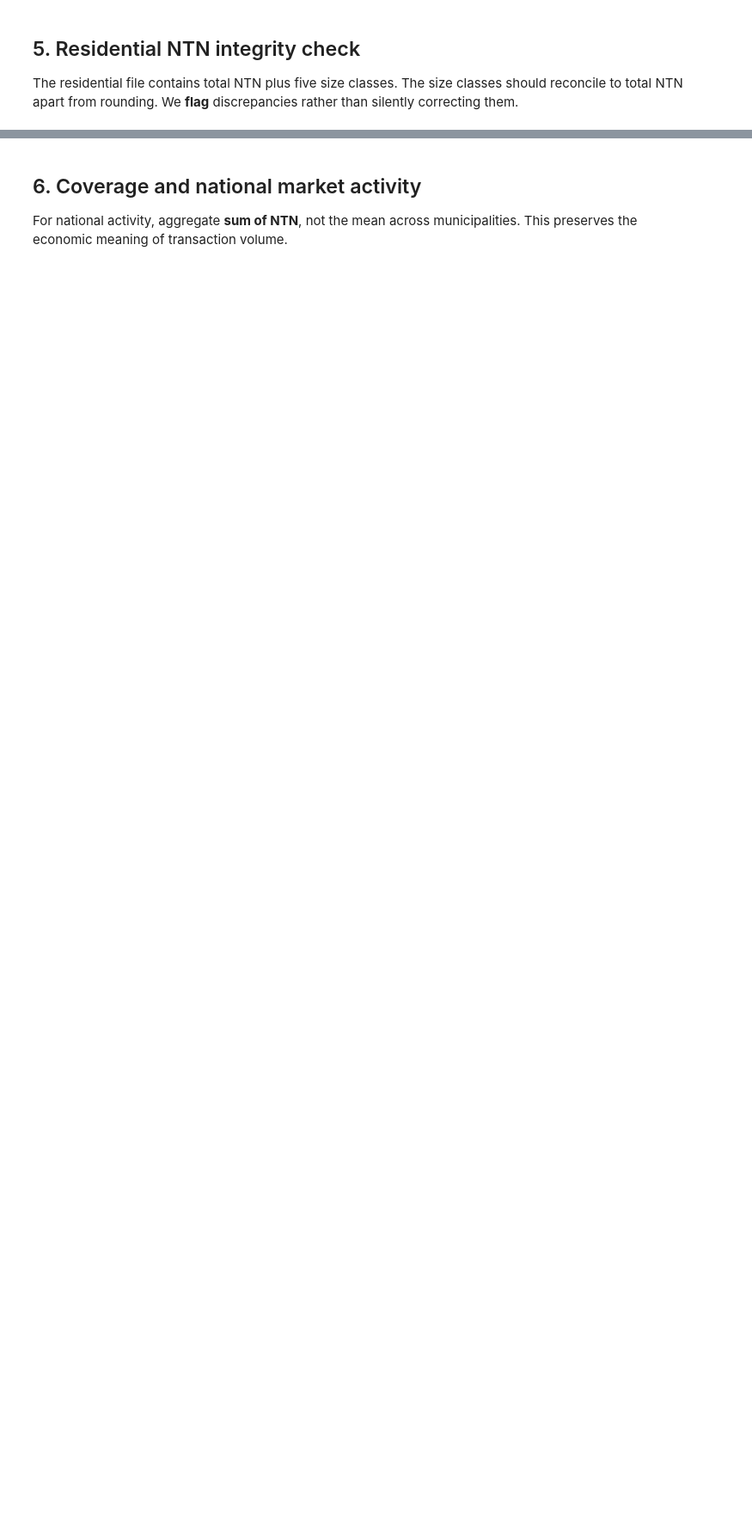
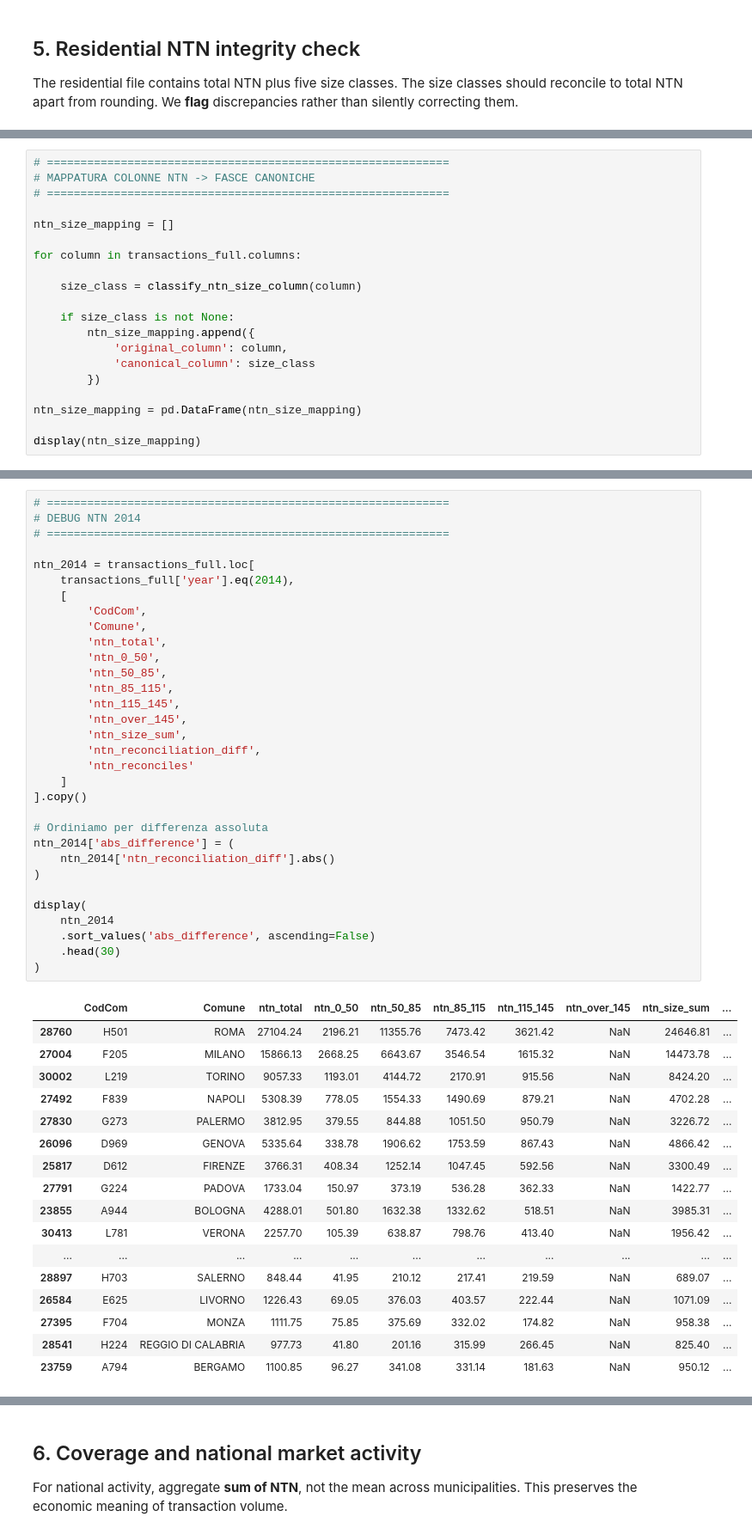
Before and after one commit to danielematix67-boop/italian-real-estate-analysis, a Jupyter notebook: notebooks/02_omi_transactions_exploration.ipynb, the cells around one changed output, grey strips where cells are left out. Shown at 86% size. Saved outputs shown, nothing was run; the diff lists cells and outputs as text; blank space fills up the shorter version.

```diff
--- a/notebooks/02_omi_transactions_exploration.ipynb
+++ b/notebooks/02_omi_transactions_exploration.ipynb
@@ -118,0 +584,20 @@ else:
+# %%
+# ============================================================
+# MAPPATURA COLONNE NTN -> FASCE CANONICHE
+# ============================================================
+
+ntn_size_mapping = []
+
+for column in transactions_full.columns:
+
+    size_class = classify_ntn_size_column(column)
+
+    if size_class is not None:
+        ntn_size_mapping.append({
+            'original_column': column,
+            'canonical_column': size_class
+        })
+
+ntn_size_mapping = pd.DataFrame(ntn_size_mapping)
+
+display(ntn_size_mapping)
@@ -118,0 +847,50 @@ else:
+# %%
+# ============================================================
+# DEBUG NTN 2014
+# ============================================================
+
+ntn_2014 = transactions_full.loc[
+    transactions_full['year'].eq(2014),
+    [
+        'CodCom',
+        'Comune',
+        'ntn_total',
+        'ntn_0_50',
+        'ntn_50_85',
+        'ntn_85_115',
+        'ntn_115_145',
+        'ntn_over_145',
+        'ntn_size_sum',
+        'ntn_reconciliation_diff',
+        'ntn_reconciles'
+    ]
+].copy()
+
+# Ordiniamo per differenza assoluta
+ntn_2014['abs_difference'] = (
+    ntn_2014['ntn_reconciliation_diff'].abs()
+)
+
+display(
+    ntn_2014
+    .sort_values('abs_difference', ascending=False)
+    .head(30)
+)
+# %% [output]
+|  | CodCom | Comune | ntn_total | ntn_0_50 | ntn_50_85 | ntn_85_115 | ntn_115_145 | ntn_over_145 | ntn_size_sum | ... |
+| 28760 | H501 | ROMA | 27104.24 | 2196.21 | 11355.76 | 7473.42 | 3621.42 | NaN | 24646.81 | ... |
+| 27004 | F205 | MILANO | 15866.13 | 2668.25 | 6643.67 | 3546.54 | 1615.32 | NaN | 14473.78 | ... |
+| 30002 | L219 | TORINO | 9057.33 | 1193.01 | 4144.72 | 2170.91 | 915.56 | NaN | 8424.20 | ... |
+| 27492 | F839 | NAPOLI | 5308.39 | 778.05 | 1554.33 | 1490.69 | 879.21 | NaN | 4702.28 | ... |
+| 27830 | G273 | PALERMO | 3812.95 | 379.55 | 844.88 | 1051.50 | 950.79 | NaN | 3226.72 | ... |
+| 26096 | D969 | GENOVA | 5335.64 | 338.78 | 1906.62 | 1753.59 | 867.43 | NaN | 4866.42 | ... |
+| 25817 | D612 | FIRENZE | 3766.31 | 408.34 | 1252.14 | 1047.45 | 592.56 | NaN | 3300.49 | ... |
+| 27791 | G224 | PADOVA | 1733.04 | 150.97 | 373.19 | 536.28 | 362.33 | NaN | 1422.77 | ... |
+| 23855 | A944 | BOLOGNA | 4288.01 | 501.80 | 1632.38 | 1332.62 | 518.51 | NaN | 3985.31 | ... |
+| 30413 | L781 | VERONA | 2257.70 | 105.39 | 638.87 | 798.76 | 413.40 | NaN | 1956.42 | ... |
+| ... | ... | ... | ... | ... | ... | ... | ... | ... | ... | ... |
+| 28897 | H703 | SALERNO | 848.44 | 41.95 | 210.12 | 217.41 | 219.59 | NaN | 689.07 | ... |
+| 26584 | E625 | LIVORNO | 1226.43 | 69.05 | 376.03 | 403.57 | 222.44 | NaN | 1071.09 | ... |
+| 27395 | F704 | MONZA | 1111.75 | 75.85 | 375.69 | 332.02 | 174.82 | NaN | 958.38 | ... |
+| 28541 | H224 | REGGIO DI CALABRIA | 977.73 | 41.80 | 201.16 | 315.99 | 266.45 | NaN | 825.40 | ... |
+| 23759 | A794 | BERGAMO | 1100.85 | 96.27 | 341.08 | 331.14 | 181.63 | NaN | 950.12 | ... |
```
Also changed, not shown: parts of 28 cells of this notebook, 8 other files.
